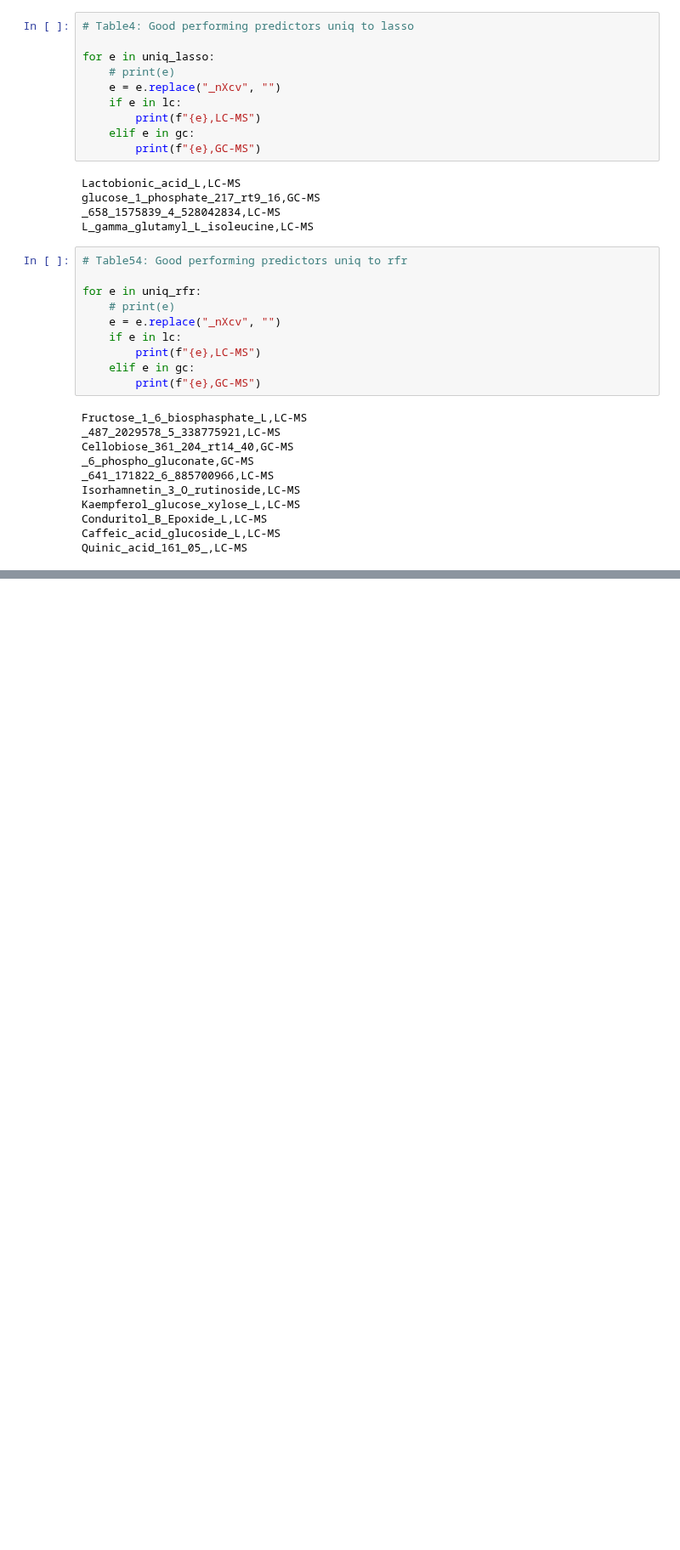
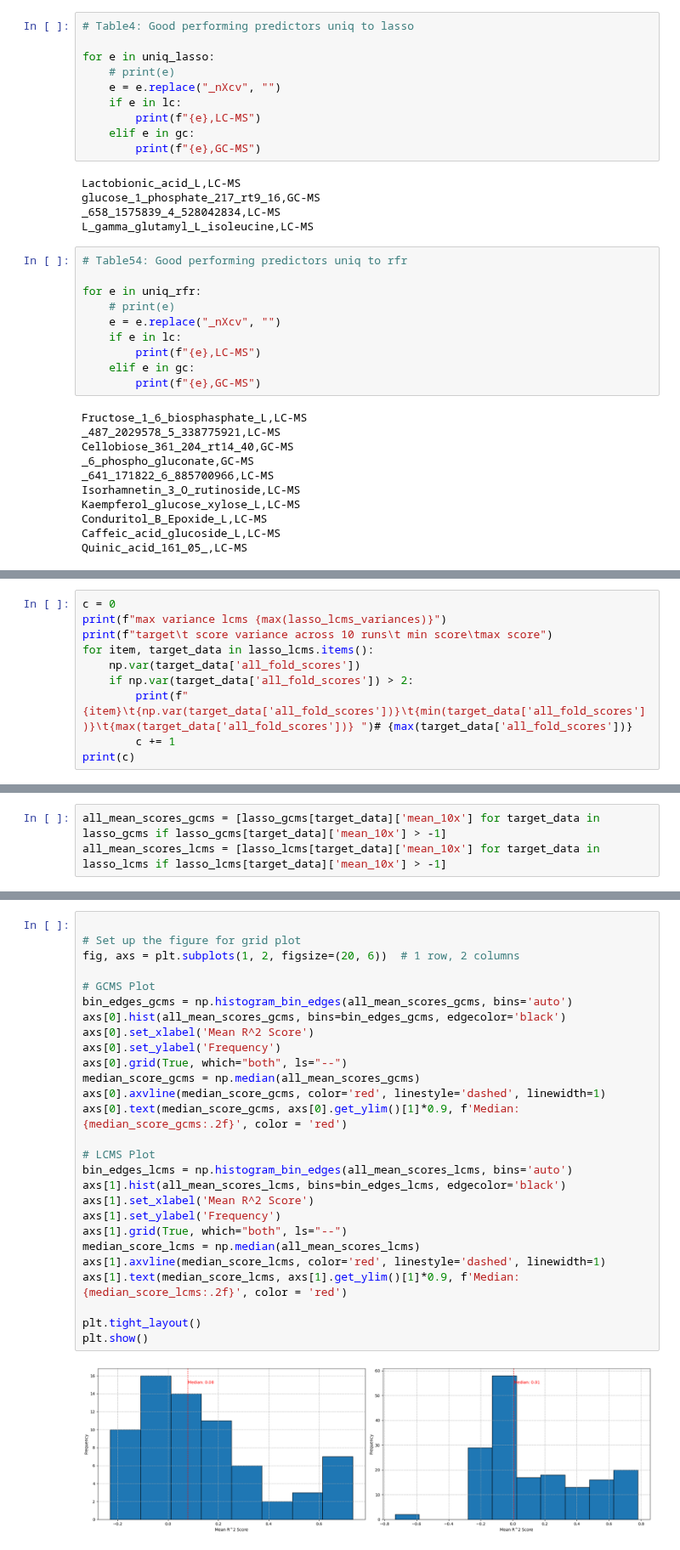
Before and after one commit to Yawkward/x.elegans, a Jupyter notebook: cv_pipline_feat_reduction/newfeaturespace/newfeat_lasso_rfr.ipynb, the cells around one changed output, grey strips where cells are left out. Shown at 85% size. Drawn from its saved outputs; the diff is of its cells as text; blank space fills up the shorter version.

```diff
--- a/cv_pipline_feat_reduction/newfeaturespace/newfeat_lasso_rfr.ipynb
+++ b/cv_pipline_feat_reduction/newfeaturespace/newfeat_lasso_rfr.ipynb
@@ -113,0 +181,10 @@ Quinic_acid_161_05_,LC-MS
+# %%
+c = 0
+print(f"max variance lcms {max(lasso_lcms_variances)}")
+print(f"target\t score variance across 10 runs\t min score\tmax score")
+for item, target_data in lasso_lcms.items():
+    np.var(target_data['all_fold_scores'])
+    if np.var(target_data['all_fold_scores']) > 2:
+        print(f"{item}\t{np.var(target_data['all_fold_scores'])}\t{min(target_data['all_fold_scores'])}\t{max(target_data['all_fold_scores'])} ")# {max(target_data['all_fold_scores'])}
+        c += 1
+print(c)
@@ -113,0 +230,3 @@ Quinic_acid_161_05_,LC-MS
+# %%
+all_mean_scores_gcms = [lasso_gcms[target_data]['mean_10x'] for target_data in lasso_gcms if lasso_gcms[target_data]['mean_10x'] > -1]
+all_mean_scores_lcms = [lasso_lcms[target_data]['mean_10x'] for target_data in lasso_lcms if lasso_lcms[target_data]['mean_10x'] > -1]
@@ -113,0 +253,29 @@ Quinic_acid_161_05_,LC-MS
+# %%
+
+# Set up the figure for grid plot
+fig, axs = plt.subplots(1, 2, figsize=(20, 6))  # 1 row, 2 columns
+
+# GCMS Plot
+bin_edges_gcms = np.histogram_bin_edges(all_mean_scores_gcms, bins='auto')
+axs[0].hist(all_mean_scores_gcms, bins=bin_edges_gcms, edgecolor='black')
+axs[0].set_xlabel('Mean R^2 Score')
+axs[0].set_ylabel('Frequency')
+axs[0].grid(True, which="both", ls="--")
+median_score_gcms = np.median(all_mean_scores_gcms)
+axs[0].axvline(median_score_gcms, color='red', linestyle='dashed', linewidth=1)
+axs[0].text(median_score_gcms, axs[0].get_ylim()[1]*0.9, f'Median: {median_score_gcms:.2f}', color = 'red')
+
+# LCMS Plot
+bin_edges_lcms = np.histogram_bin_edges(all_mean_scores_lcms, bins='auto')
+axs[1].hist(all_mean_scores_lcms, bins=bin_edges_lcms, edgecolor='black')
+axs[1].set_xlabel('Mean R^2 Score')
+axs[1].set_ylabel('Frequency')
+axs[1].grid(True, which="both", ls="--")
+median_score_lcms = np.median(all_mean_scores_lcms)
+axs[1].axvline(median_score_lcms, color='red', linestyle='dashed', linewidth=1)
+axs[1].text(median_score_lcms, axs[1].get_ylim()[1]*0.9, f'Median: {median_score_lcms:.2f}', color = 'red')
+
+plt.tight_layout()
+plt.show()
+# %% [output]
+[figure, added]
```
Also changed, not shown: parts of 25 cells of this notebook.
